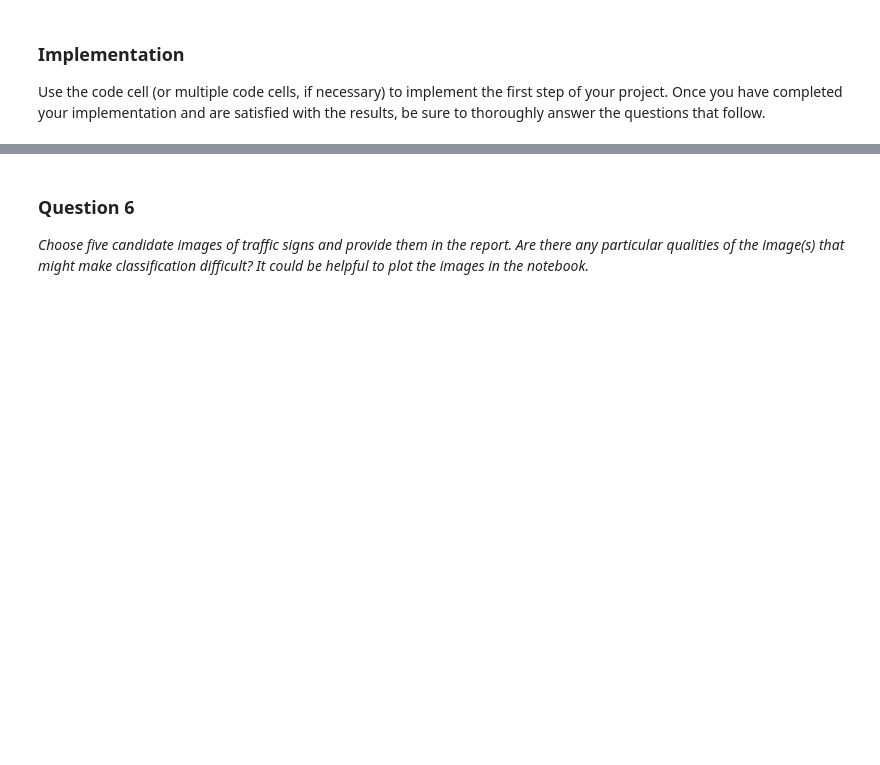
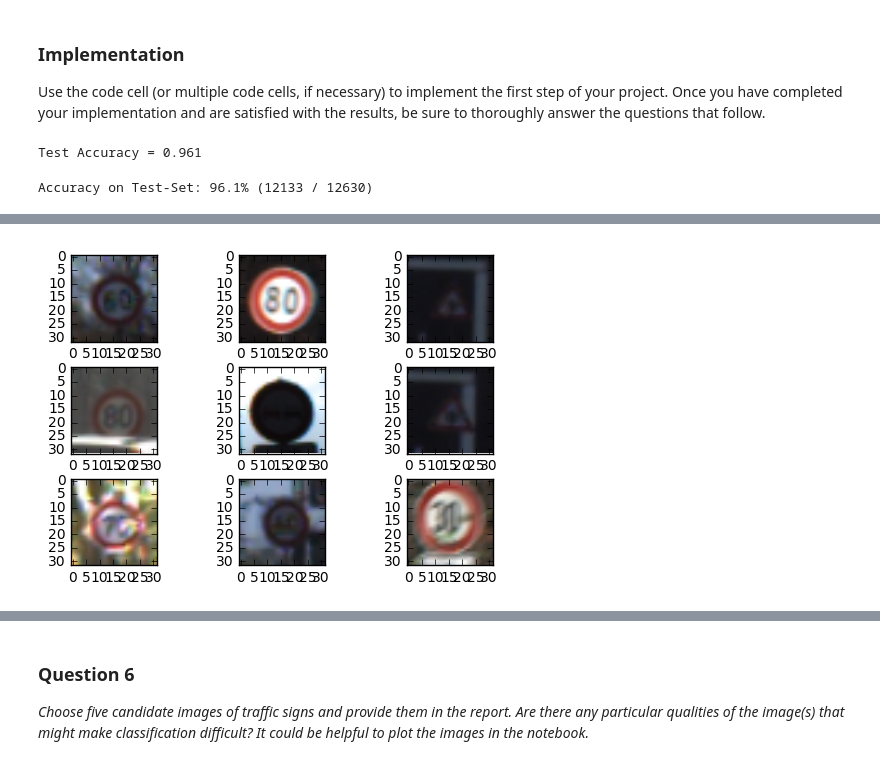
Before and after one commit to tadasdanielius/CarND-Traffic-Sign-Classifier-Project, a Jupyter notebook: Traffic_Sign_Classifier.ipynb, the cells around one changed output, grey strips where cells are left out. Cells and saved outputs as stored; diff of their text form; code cells hidden in the pictures; blank space fills up the shorter version.

```diff
--- a/Traffic_Sign_Classifier.ipynb
+++ b/Traffic_Sign_Classifier.ipynb
@@ -180,0 +378,46 @@ Use the code cell (or multiple code cells, if necessary) to implement the first
+# %%
+### Load the images and plot them here.
+saver = tf.train.Saver()
+with tf.Session() as sess:
+    saver.restore(sess, './{}'.format(model_filename))
+
+    test_accuracy = evaluate(accuracy_operation, x_test, y_test, x,y,keep_prob)
+    print("Test Accuracy = {:.3f}".format(test_accuracy))
+# %% [output]
+Test Accuracy = 0.961
+# %%
+y_pred = tf.nn.softmax(logits)
+y_pred_cls = tf.argmax(y_pred, dimension=1)
+
+def predict(X_data, x, y, keep_prob, BATCH_SIZE=256):
+    pred = np.zeros(X_data.shape[0])
+    num_examples = len(X_data)
+    total_accuracy = 0
+    batch_size = min(BATCH_SIZE, X_data.shape[0])
+
+    sess = tf.get_default_session()
+    for offset in range(0, num_examples, batch_size):
+        #batch_x, batch_y = X_data[offset:offset+batch_size], y_data[offset:offset+batch_size]
+        batch_x = X_data[offset:offset+batch_size]
+        feed_dict = {x: batch_x, keep_prob: 1}
+        pred[offset:offset+batch_size] = sess.run(y_pred_cls, feed_dict=feed_dict)
+    return pred
+
+with tf.Session() as sess:
+    saver.restore(sess, './{}'.format(model_filename))
+
+    pred = predict(x_test, x,y,keep_prob)
+# %%
+correct = (y_test == pred)
+incorrect = (y_test != pred)
+correct_sum = correct.sum()
+acc = float(correct_sum) / len(y_test)
+msg = "Accuracy on Test-Set: {0:.1%} ({1} / {2})"
+print(msg.format(acc, correct_sum, n_test))
+# %% [output]
+Accuracy on Test-Set: 96.1% (12133 / 12630)
+# %%
+i = 10
+incorrect_img = x_test_data[incorrect]
+plot_images(incorrect_img[i:i+9], False)
+# %% [output]
@@ -180,0 +425 @@ Use the code cell (or multiple code cells, if necessary) to implement the first
+[figure, added]
```
Also changed, not shown: parts of 39 cells of this notebook, 33 other files.
